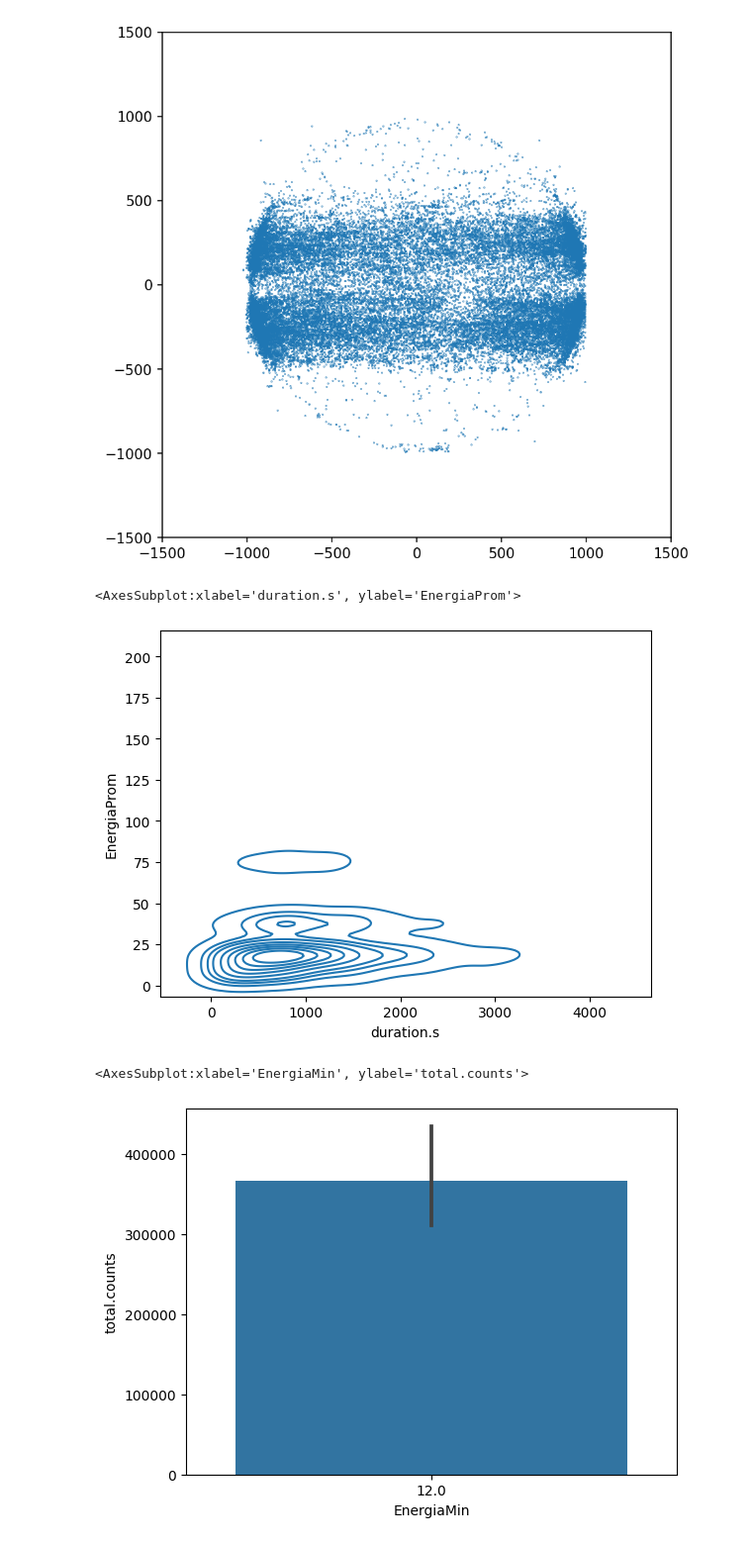
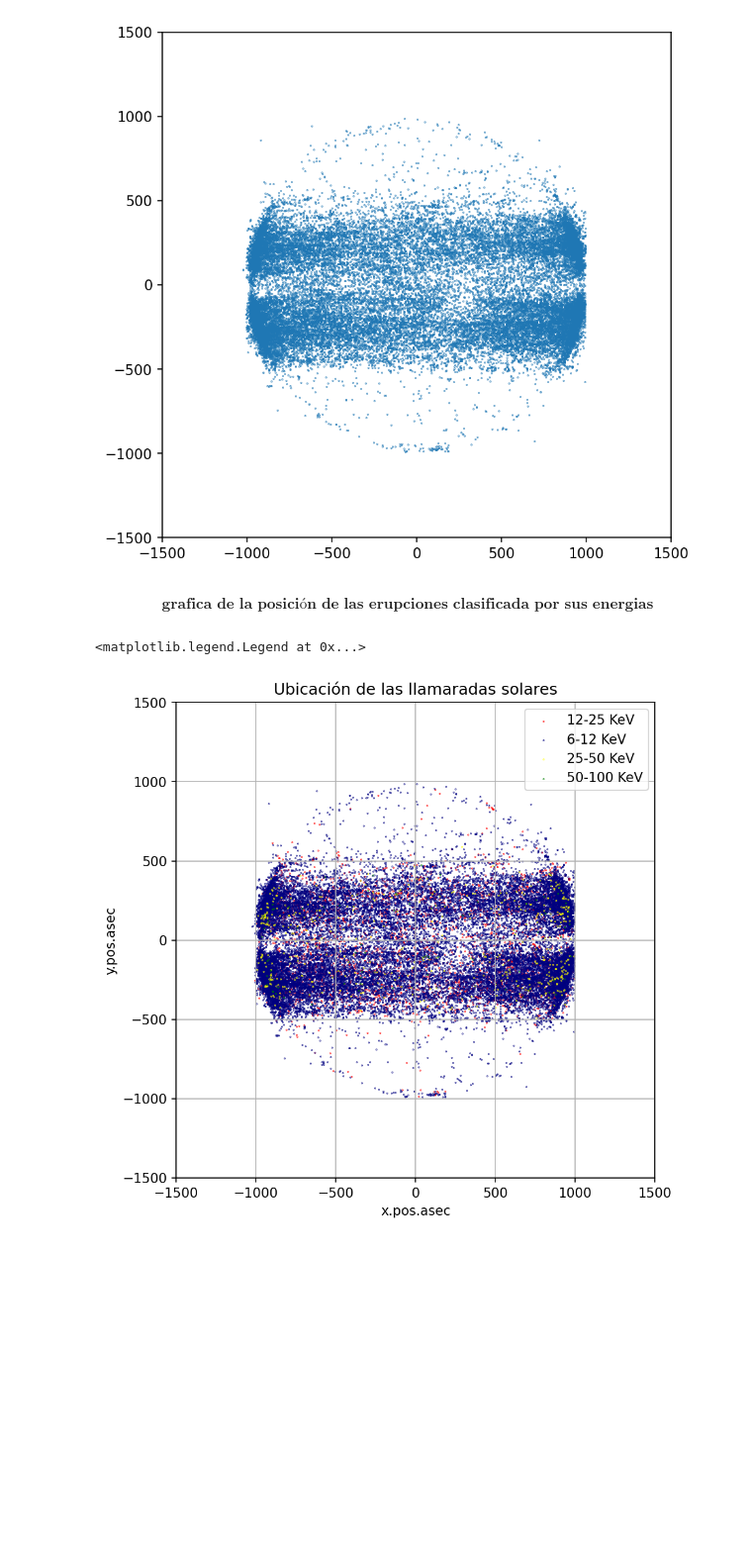
Before and after one commit to Exploratory-Data-Analiysis/Exam_1, a Jupyter notebook: ParcialFC.ipynb, the cells around one changed output. Shown at 99% size. Saved outputs shown, nothing was run; the diff lists cells and outputs as text; code cells hidden in the pictures; blank space fills up the shorter version.

Commit message:
se agrego una grafica de las posiciones de las erupciones clasificadas por su rango de energia [energy.KeV], además se realizó un grafico de la matriz de correlacion de las variables en el dataframe

```diff
--- a/ParcialFC.ipynb
+++ b/ParcialFC.ipynb
@@ -99,19 +101,42 @@ plt.scatter(dfQ1['x.pos.asec'], dfQ1['y.pos.asec'],s=0.1)
 <matplotlib.collections.PathCollection at 0x...>
 [figure]
 # %%
-sns.kdeplot(data=dfsffull,x='duration.s',y='EnergiaProm')
+#sns.kdeplot(data=dfsffull,x='duration.s',y='EnergiaProm')
-# %% [output]
-<AxesSubplot:xlabel='duration.s', ylabel='EnergiaProm'>
-[figure, removed]
+# %% [markdown]
+$$
+ \textbf{grafica de la posición de las erupciones clasificada por sus energias}
+$$
 # %%
-#print(dfsffull['EnergiaMax'])
-energy = dfsffull['energy.kev'] == '12-25' # Se filtra por rango de energias
-dfenergy = dfsffull[energy]
-sns.barplot(data=dfenergy,x='EnergiaMin',y='total.counts')
+'''
+se clasificán los datos con respecto al rango de las energias presentes
+en esas erupciones
+'''
+energy1 = dfQ1['energy.kev'] == '12-25' # Se filtra por rango de energias
+dfenergy1 = dfQ1[energy1]
+energy2 = dfQ1['energy.kev'] == '6-12'
+dfenergy2= dfQ1[energy2]
+energy3 = dfQ1['energy.kev'] == '25-50'
+dfenergy3= dfQ1[energy3]
+energy4 = dfQ1['energy.kev']== '50-100'
+dfenergy4=dfQ1[energy4]
+#sns.lineplot(data=dfsffull,x='duration.s',y='EnergiaProm')
 #datos = dfsffull['y.pos.asec']
 #plt.figure(figsize=(12,5), dpi = 150)
 #plt.boxplot(datos)
 #datos.describe()
-# %% [output]
-<AxesSubplot:xlabel='EnergiaMin', ylabel='total.counts'>
-[figure, removed]
+# %%
+plt.figure(figsize=(6.5,6.5), dpi = 150, edgecolor='black')
+plt.xlim(-1500,1500)
+plt.ylim(-1500,1500)
+plt.grid()
+plt.title('Ubicación de las llamaradas solares')
+plt.ylabel('y.pos.asec')
+plt.xlabel('x.pos.asec')
+plt.scatter(dfenergy1['x.pos.asec'], dfenergy1['y.pos.asec'],s=0.1, color='red', label='12-25 KeV')
+plt.scatter(dfenergy2['x.pos.asec'], dfenergy2['y.pos.asec'],s=0.1, color='navy',label='6-12 KeV')
+plt.scatter(dfenergy3['x.pos.asec'], dfenergy3['y.pos.asec'],s=0.1, color='yellow',label='25-50 KeV')
+plt.scatter(dfenergy4['x.pos.asec'], dfenergy4['y.pos.asec'],s=0.1, color='green', label='50-100 KeV')
+plt.legend()
+# %% [output]
+<matplotlib.legend.Legend at 0x...>
+[figure, added]
```
Also changed, not shown: parts of 4 cells of this notebook.
